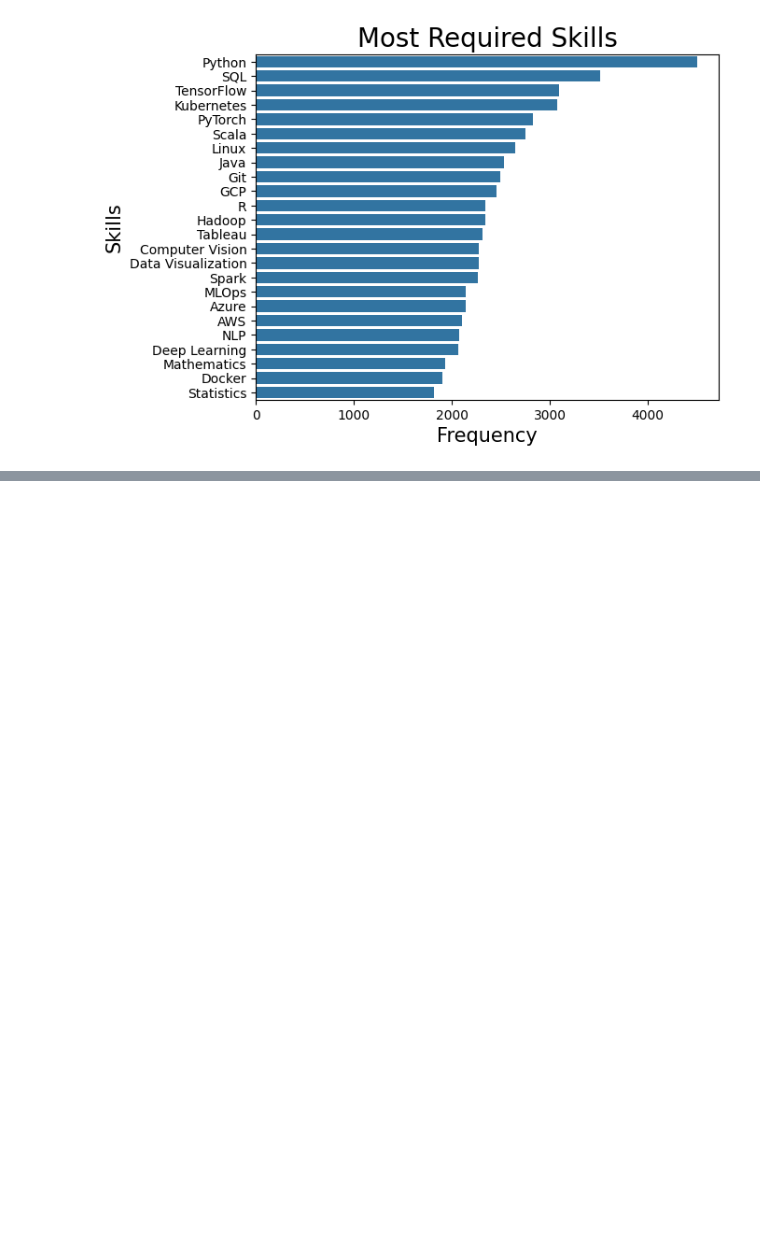
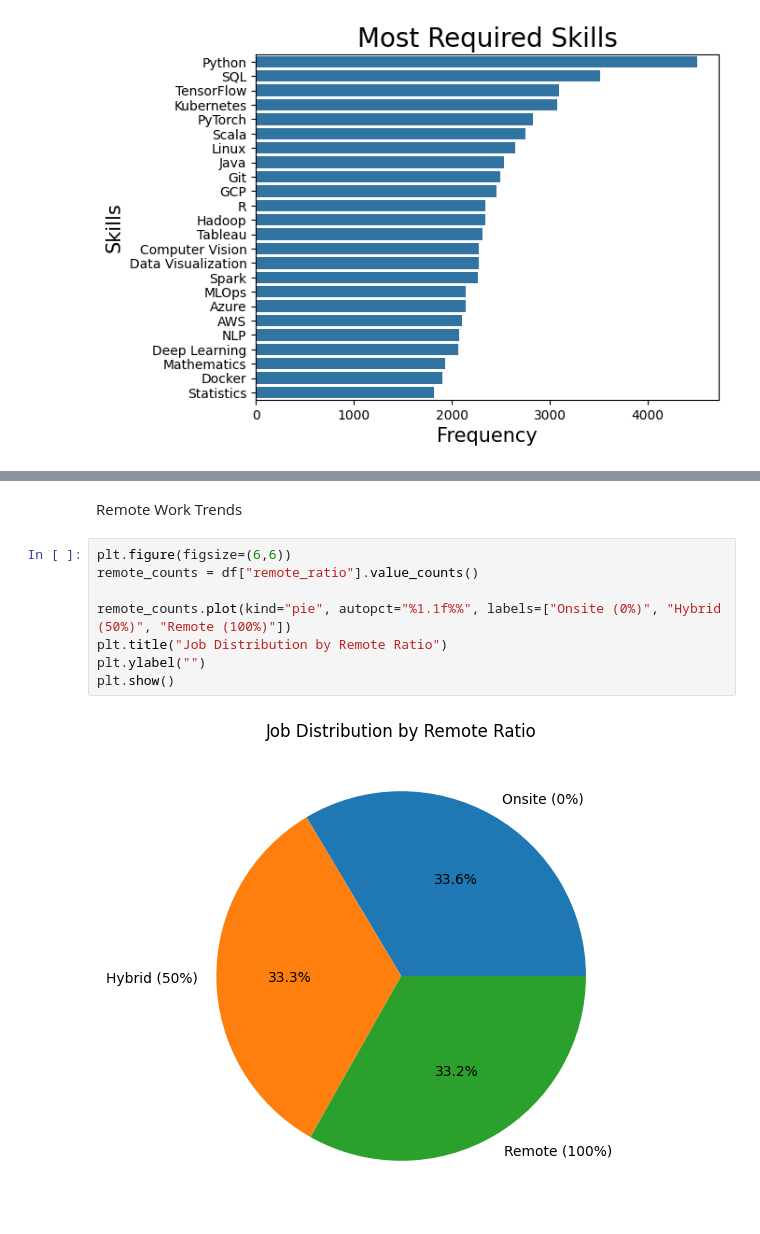
Before and after one commit to Asiya-Arif/Job-Market-Analysis, a Jupyter notebook: Job_Market_Analysis.ipynb, the cells around one changed output, grey strips where cells are left out. Cells and saved outputs as stored; diff of their text form; blank space fills up the shorter version.

```diff
--- a/Job_Market_Analysis.ipynb
+++ b/Job_Market_Analysis.ipynb
@@ -294,0 +222,12 @@ plt.show()
+# %% [markdown]
+Remote Work Trends
+# %%
+plt.figure(figsize=(6,6))
+remote_counts = df["remote_ratio"].value_counts()
+
+remote_counts.plot(kind="pie", autopct="%1.1f%%", labels=["Onsite (0%)", "Hybrid (50%)", "Remote (100%)"])
+plt.title("Job Distribution by Remote Ratio")
+plt.ylabel("")
+plt.show()
+# %% [output]
+[figure, added]
```
Also changed, not shown: parts of 36 cells of this notebook.
